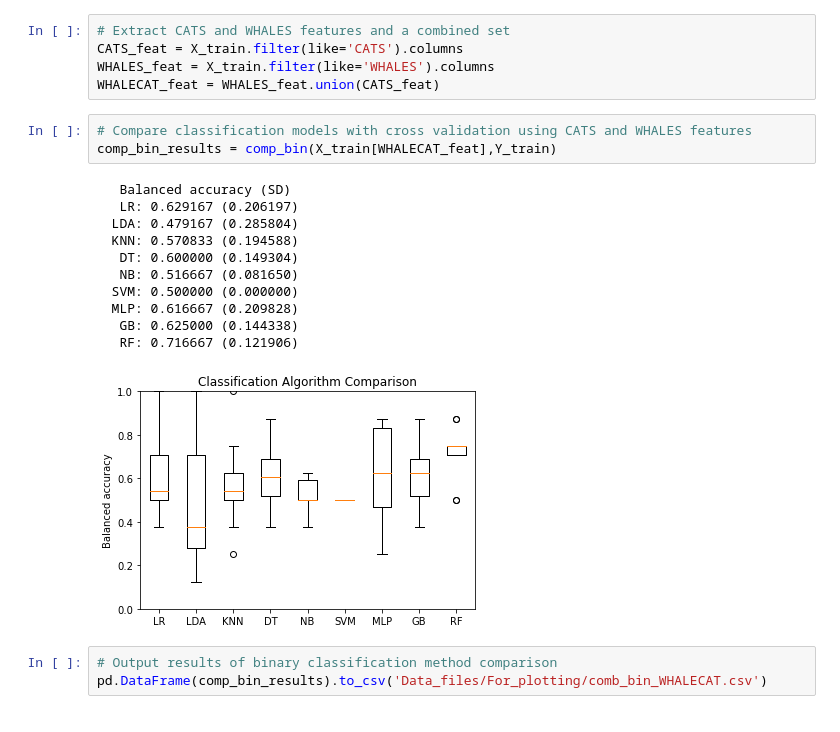
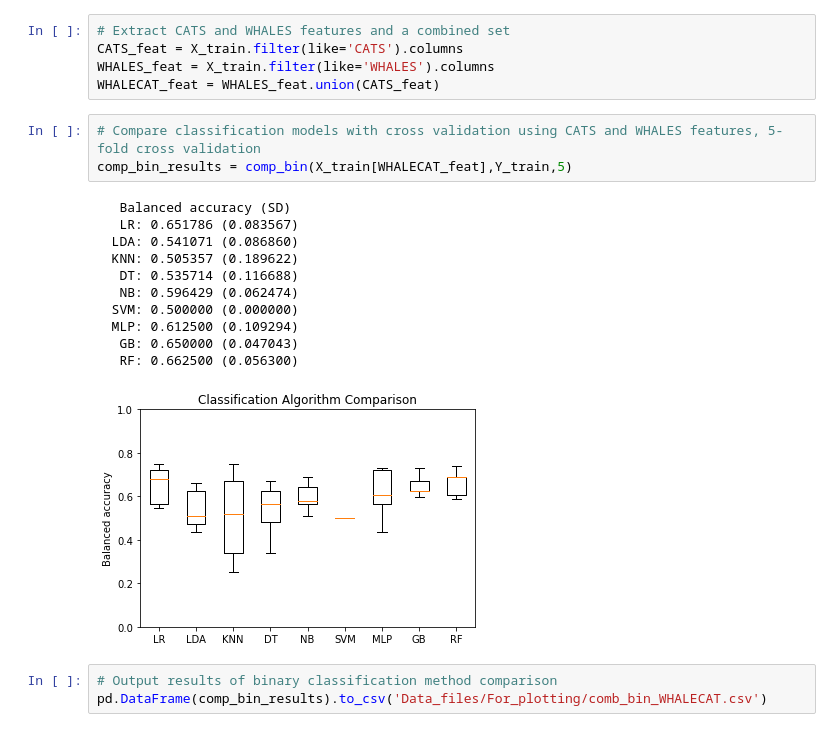
Before and after one commit to kaislaughter/Ionizable_drug_siRNA_complexation, a Jupyter notebook: 8. Classification of siRNA complexing drugs.ipynb, the cells around one changed output. Saved outputs shown, nothing was run; the diff lists cells and outputs as text.

```diff
--- a/8. Classification of siRNA complexing drugs.ipynb
+++ b/8. Classification of siRNA complexing drugs.ipynb
@@ -996,20 +1047,20 @@ CATS_feat = X_train.filter(like='CATS').columns
 WHALES_feat = X_train.filter(like='WHALES').columns
 WHALECAT_feat = WHALES_feat.union(CATS_feat)
 # %%
-# Compare classification models with cross validation using CATS and WHALES features
-comp_bin_results = comp_bin(X_train[WHALECAT_feat],Y_train)
+# Compare classification models with cross validation using CATS and WHALES features, 5-fold cross validation
+comp_bin_results = comp_bin(X_train[WHALECAT_feat],Y_train,5)
 # %% [output]
    Balanced accuracy (SD)
-   LR: 0.629167 (0.206197)
-  LDA: 0.479167 (0.285804)
-  KNN: 0.570833 (0.194588)
-   DT: 0.600000 (0.149304)
-   NB: 0.516667 (0.081650)
+   LR: 0.651786 (0.083567)
+  LDA: 0.541071 (0.086860)
+  KNN: 0.505357 (0.189622)
+   DT: 0.535714 (0.116688)
+   NB: 0.596429 (0.062474)
   SVM: 0.500000 (0.000000)
-  MLP: 0.616667 (0.209828)
-   GB: 0.625000 (0.144338)
-   RF: 0.716667 (0.121906)
+  MLP: 0.612500 (0.109294)
+   GB: 0.650000 (0.047043)
+   RF: 0.662500 (0.056300)
-[figure, old version]
+[figure, new version]
 # %%
 # Output results of binary classification method comparison
 pd.DataFrame(comp_bin_results).to_csv('Data_files/For_plotting/comb_bin_WHALECAT.csv')
```
Also changed, not shown: parts of 21 cells of this notebook.
